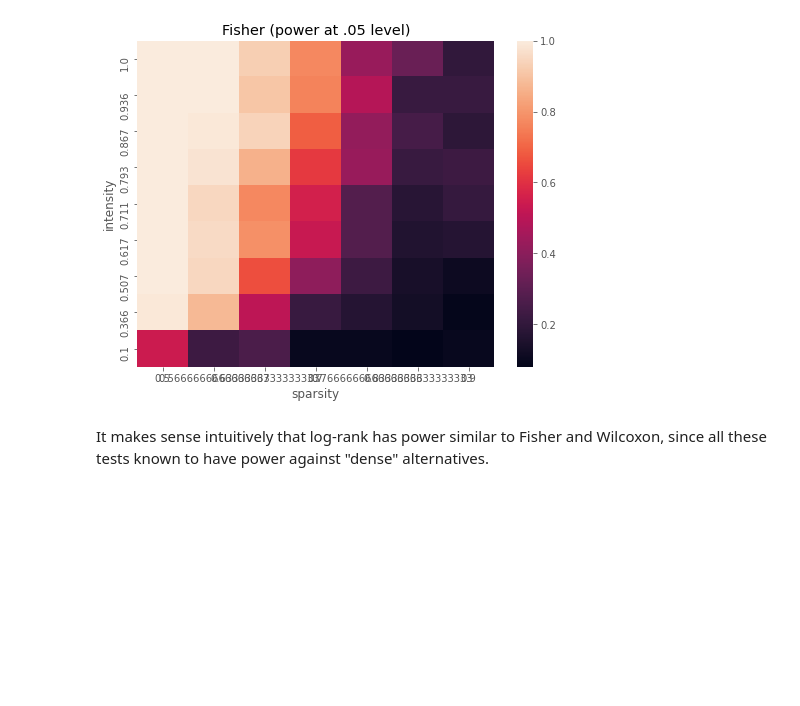
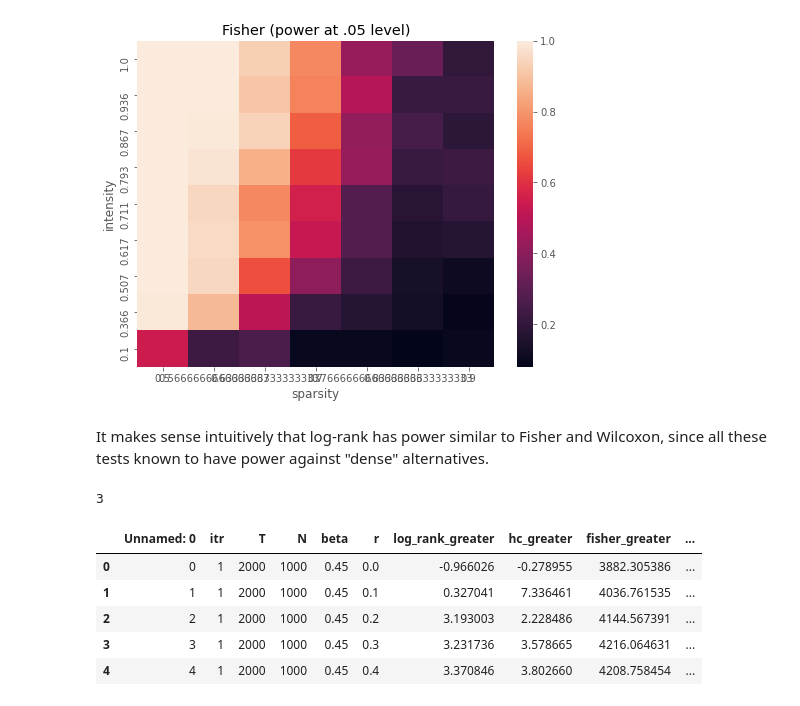
Before and after one commit to alonkipnis/HCHG, a Jupyter notebook: survival.ipynb, the cells around one changed output. Cells and saved outputs as stored; diff of their text form; code cells hidden in the pictures; blank space fills up the shorter version.

```diff
--- a/survival.ipynb
+++ b/survival.ipynb
@@ -420,3 +420,17 @@ for k,tsn in enumerate(tests):
 [figure]
 # %% [markdown]
 It makes sense intuitively that log-rank has power similar to Fisher and Wilcoxon, since all these tests known to have power against "dense" alternatives.
+# %%
+import numpy as np
+T = 1000
+N = 1000
+
+bb = np.linspace(.5, .9, 7)
+rr = np.sqrt(np.linspace(0.01, 1, 9))
+ss = np.sqrt(np.linspace(0.01, 1, 21))
+
+
+
+len(np.meshgrid(bb, rr, ss))
+# %% [output]
+3
@@ -422,0 +445,10 @@ It makes sense intuitively that log-rank has power similar to Fisher and Wilcoxo
+# %%
+results = pd.read_csv("results.csv")
+results.head()
+# %% [output]
+|  | Unnamed: 0 | itr | T | N | beta | r | log_rank_greater | hc_greater | fisher_greater | ... |
+| 0 | 0 | 1 | 2000 | 1000 | 0.45 | 0.0 | -0.966026 | -0.278955 | 3882.305386 | ... |
+| 1 | 1 | 1 | 2000 | 1000 | 0.45 | 0.1 | 0.327041 | 7.336461 | 4036.761535 | ... |
+| 2 | 2 | 1 | 2000 | 1000 | 0.45 | 0.2 | 3.193003 | 2.228486 | 4144.567391 | ... |
+| 3 | 3 | 1 | 2000 | 1000 | 0.45 | 0.3 | 3.231736 | 3.578665 | 4216.064631 | ... |
+| 4 | 4 | 1 | 2000 | 1000 | 0.45 | 0.4 | 3.370846 | 3.802660 | 4208.758454 | ... |
```
Also changed, not shown: parts of 6 cells of this notebook, 9 other files.
